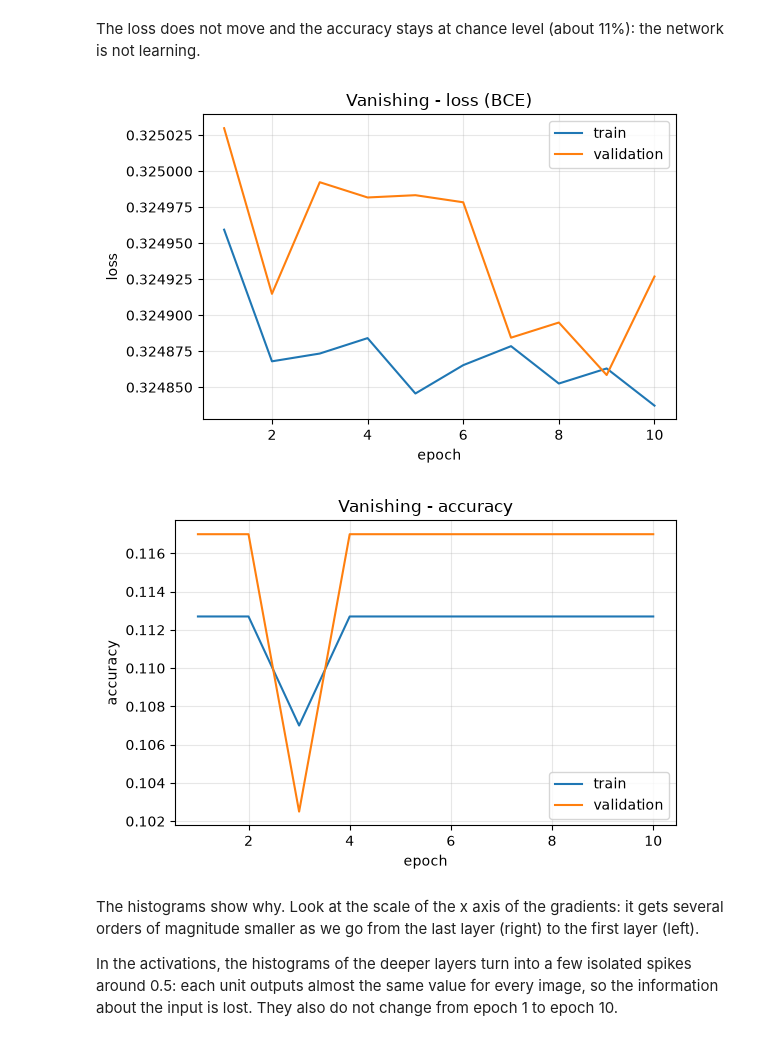
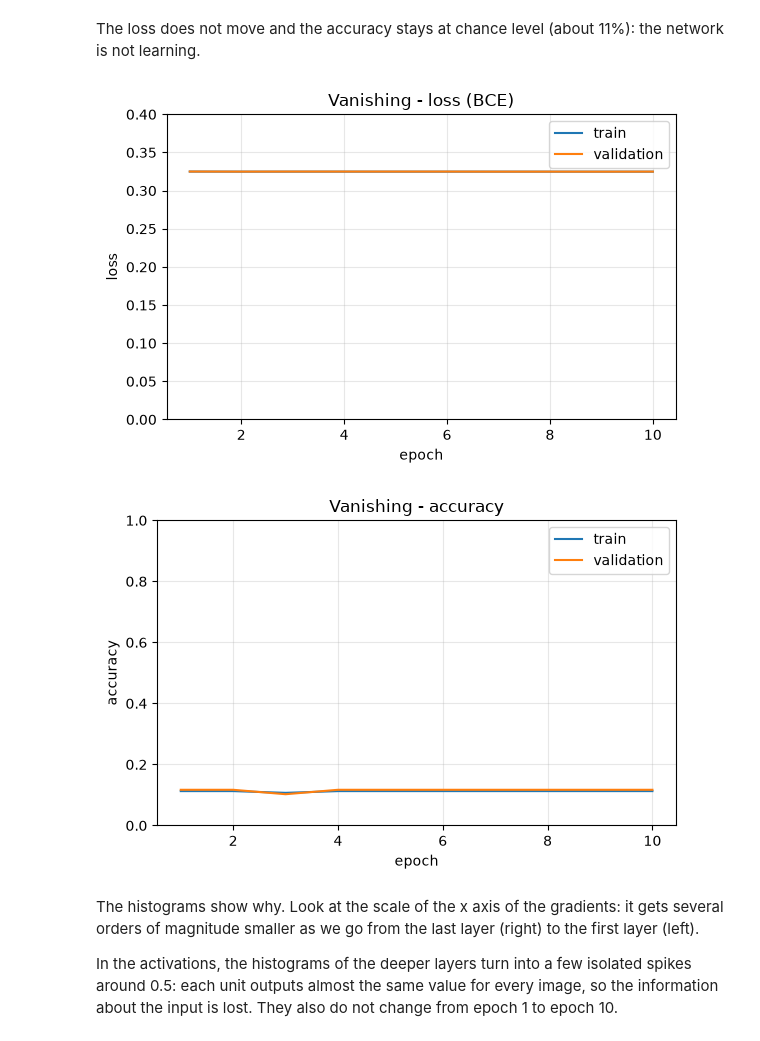
Before and after one commit to gustavo-losch/deeplearning-t1, a Jupyter notebook: notebooks/05_vanishing_gradient.ipynb, the cells around one changed output. Drawn from its saved outputs; the diff is of its cells as text; code cells hidden in the pictures.

```diff
--- a/notebooks/05_vanishing_gradient.ipynb
+++ b/notebooks/05_vanishing_gradient.ipynb
@@ -24,6 +24,9 @@ from src.training import train
 from src.plots import plot_loss, plot_metric, plot_histograms, plot_gradient_sizes
 
 PLOTS = "../assets/plots/"
+
+# Same y axis on the plots of both networks, so they can be compared directly.
+LOSS_YLIM = (0, 0.4)
 # %%
 X_train, y_train, X_val, y_val = load_mnist()
 
@@ -56,11 +59,11 @@ epoch   10 | train loss 0.3248 | val loss 0.3249 | train accuracy 0.1127 | val a
 # %% [markdown]
 The loss does not move and the accuracy stays at chance level (about 11%): the network is not learning.
 # %%
-plot_loss(vanishing_history, title="Vanishing - loss (BCE)", save_path=PLOTS + "vanishing_loss.png")
-plot_metric(vanishing_history, "accuracy", title="Vanishing - accuracy", save_path=PLOTS + "vanishing_accuracy.png")
+plot_loss(vanishing_history, title="Vanishing - loss (BCE)", save_path=PLOTS + "vanishing_loss.png", ylim=LOSS_YLIM)
+plot_metric(vanishing_history, "accuracy", title="Vanishing - accuracy", save_path=PLOTS + "vanishing_accuracy.png", ylim=(0, 1))
 # %% [output]
-[figure, old version]
+[figure, new version]
-[figure, old version]
+[figure, new version]
 # %% [markdown]
 The histograms show why. Look at the scale of the x axis of the gradients: it gets several orders of magnitude
 smaller as we go from the last layer (right) to the first layer (left).
```
Also changed, not shown: parts of 4 cells of this notebook, 24 other files.
